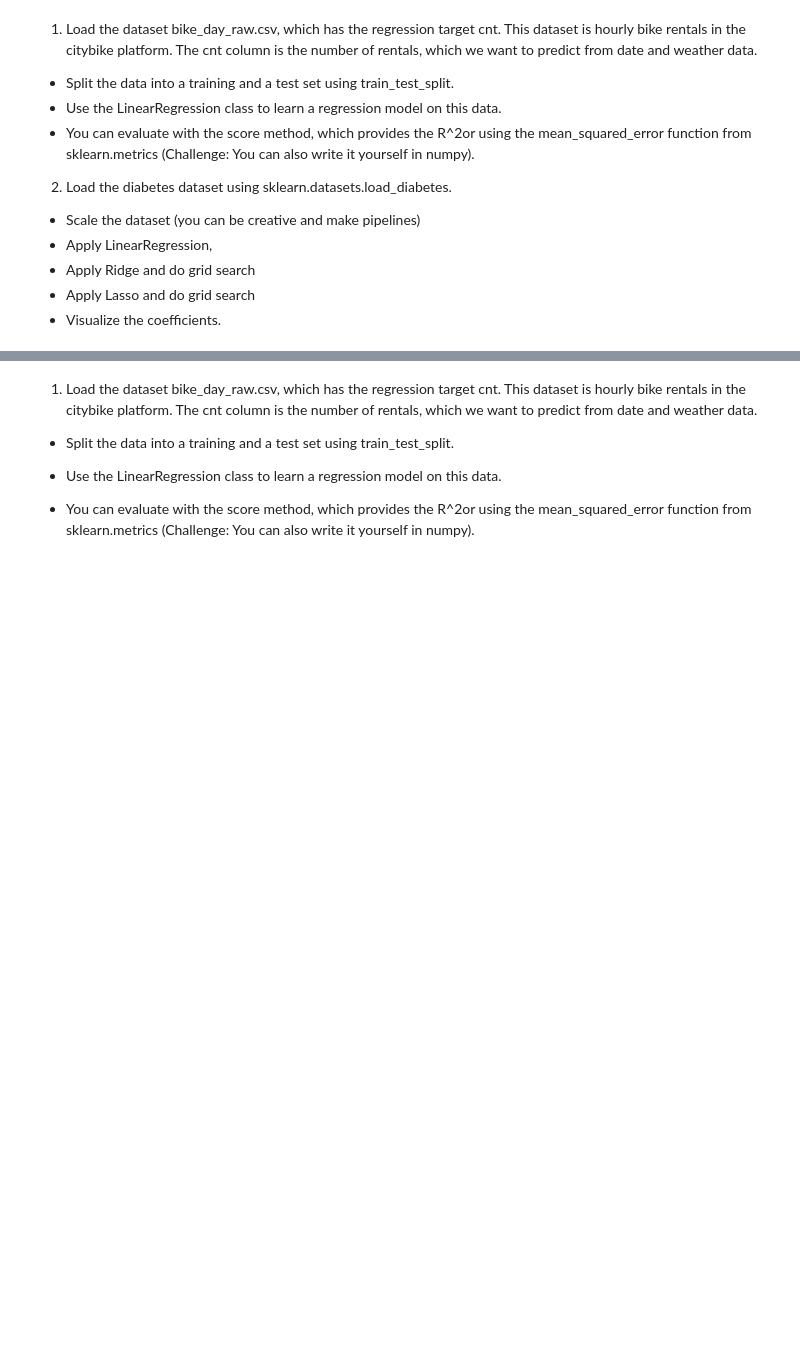
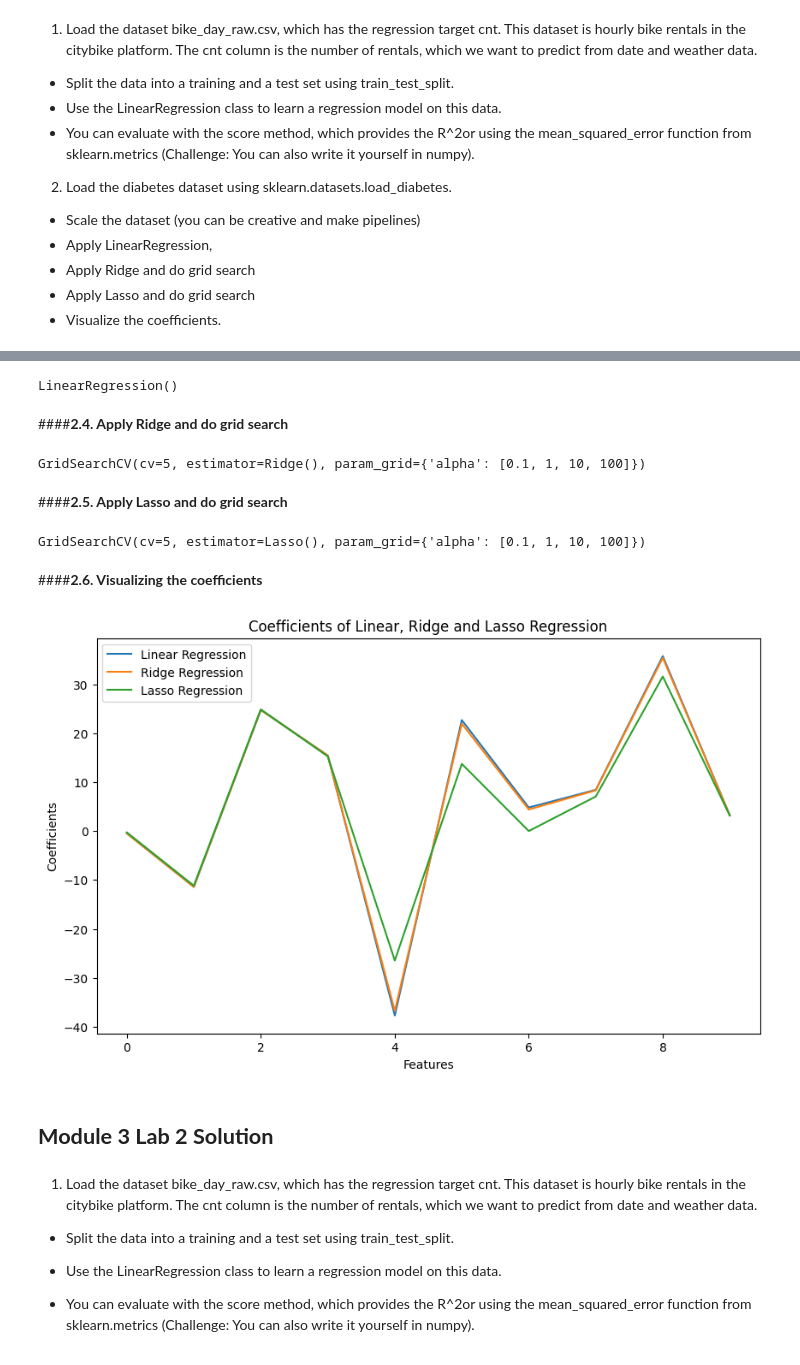
Before and after one commit to arifaygun/Magnimind-ML, a Jupyter notebook: AA_3_06_Lab2St.ipynb, the cells around one changed output, grey strips where cells are left out. Cells and saved outputs as stored; diff of their text form; code cells hidden in the pictures; blank space fills up the shorter version.

```diff
--- a/AA_3_06_Lab2St.ipynb
+++ b/AA_3_06_Lab2St.ipynb
@@ -18,3 +192,64 @@
+# %%
+# define the linear regression model
+lin_reg = LinearRegression()
+
+# fit the linear regression model
+lin_reg.fit(X_scaled, y)
+# %% [output]
+LinearRegression()
+# %% [markdown]
+####**2.4. Apply Ridge and do grid search**
+# %%
+# define the Ridge regression model
+ridge_reg = Ridge()
+
+# define the parameter grid for Ridge regression
+param_grid = {'alpha': [0.1, 1, 10, 100]}
+
+# perform grid search with Ridge regression
+ridge_grid = GridSearchCV(ridge_reg, param_grid, cv=5)
+ridge_grid.fit(X_scaled, y)
+# %% [output]
+GridSearchCV(cv=5, estimator=Ridge(), param_grid={'alpha': [0.1, 1, 10, 100]})
+# %% [markdown]
+####**2.5. Apply Lasso and do grid search**
+# %%
+# define the Lasso regression model
+lasso_reg = Lasso()
+
+# define the parameter grid for Lasso regression
+param_grid = {'alpha': [0.1, 1, 10, 100]}
+
+# perform grid search with Lasso regression
+lasso_grid = GridSearchCV(lasso_reg, param_grid, cv=5)
+lasso_grid.fit(X_scaled, y)
+# %% [output]
+GridSearchCV(cv=5, estimator=Lasso(), param_grid={'alpha': [0.1, 1, 10, 100]})
+# %% [markdown]
+####**2.6. Visualizing the coefficients**
+# %%
+# plot the coefficients of each model
+fig, ax = plt.subplots(figsize=(10, 6))
+
+# plot linear regression coefficients
+ax.plot(lin_reg.coef_, label='Linear Regression')
+
+# plot Ridge regression coefficients
+ax.plot(ridge_grid.best_estimator_.coef_, label='Ridge Regression')
+
+# plot Lasso regression coefficients
+ax.plot(lasso_grid.best_estimator_.coef_, label='Lasso Regression')
+
+# add legend and labels
+ax.legend()
+ax.set_xlabel('Features')
+ax.set_ylabel('Coefficients')
+ax.set_title('Coefficients of Linear, Ridge and Lasso Regression')
+plt.show()
+# %% [output]
+[figure, added]
+# %% [markdown]
+## **Module 3 Lab 2 Solution**
 # %% [markdown]
 1. Load the dataset bike_day_raw.csv, which has the regression target cnt. This dataset is hourly bike rentals in the citybike platform. The cnt column is the number of rentals, which we want to predict from date and weather data.
 
```
Also changed, not shown: parts of 39 cells of this notebook.
